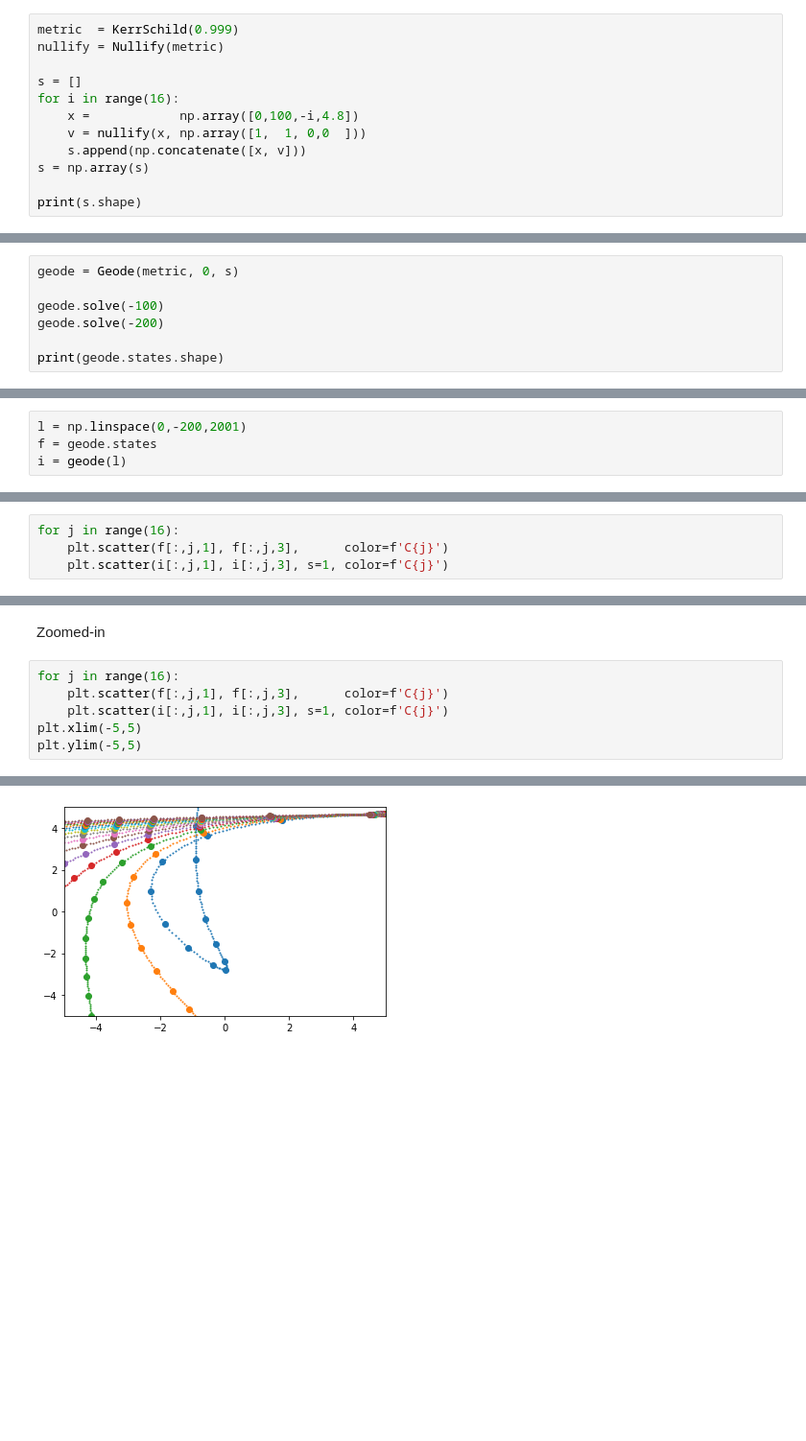
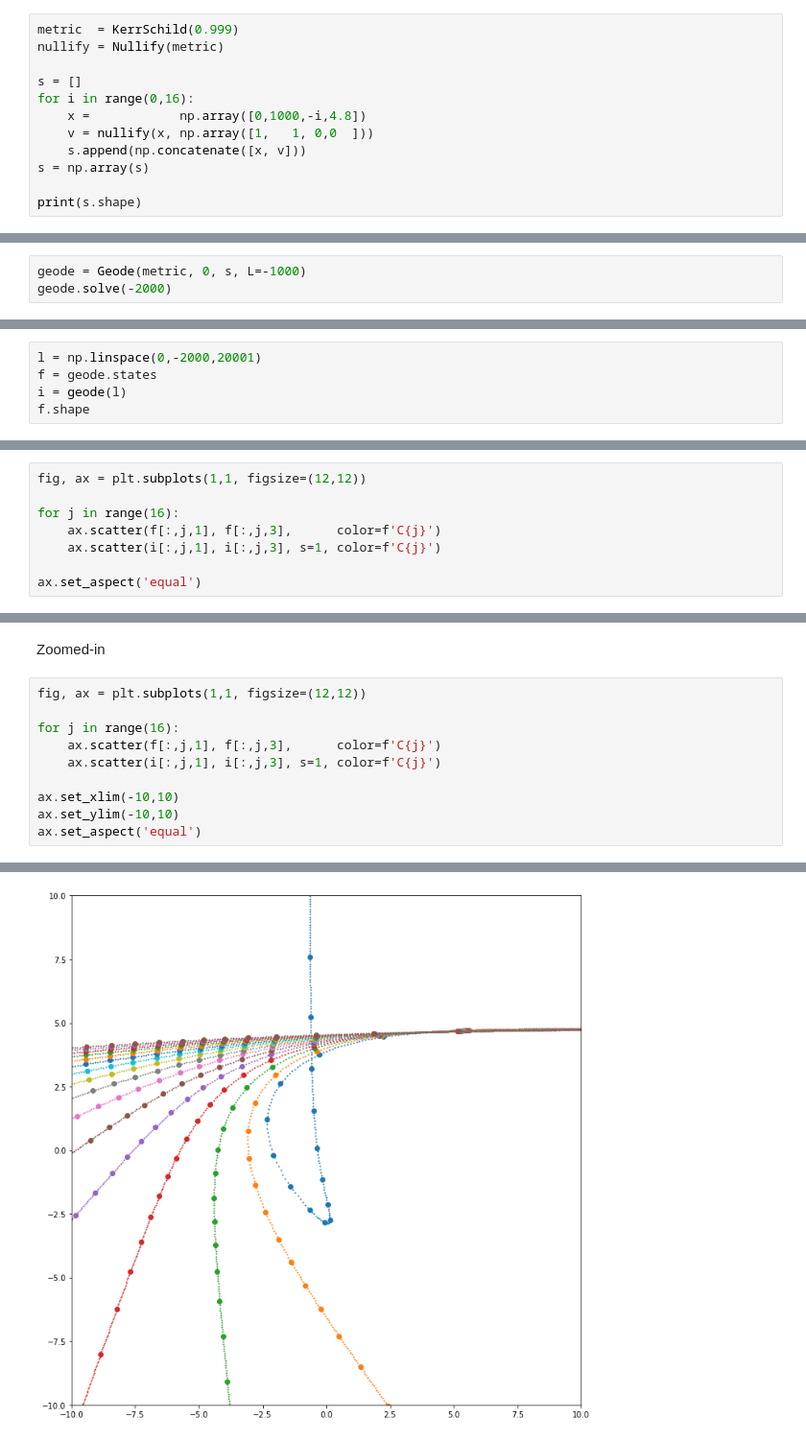
Before and after one commit to adxsrc/fadge, a Jupyter notebook: demos/geode.ipynb, the cells around one changed output, grey strips where cells are left out. Shown at 96% size. Cells and saved outputs as stored; diff of their text form; blank space fills up the shorter version.

```diff
--- a/demos/geode.ipynb
+++ b/demos/geode.ipynb
@@ -21,9 +19,9 @@ metric  = KerrSchild(0.999)
 nullify = Nullify(metric)
 
 s = []
-for i in range(16):
-    x =            np.array([0,100,-i,4.8])
-    v = nullify(x, np.array([1,  1, 0,0  ]))
+for i in range(0,16):
+    x =            np.array([0,1000,-i,4.8])
+    v = nullify(x, np.array([1,   1, 0,0  ]))
     s.append(np.concatenate([x, v]))
 s = np.array(s)
 
@@ -33,9 +32,5 @@ print(s.shape)
 # %% [markdown]
 Using these, we can create a geodesic precomputed from $\lambda = 0$ to $-200$.
 # %%
-geode = Geode(metric, 0, s)
-
-geode.solve(-100)
-geode.solve(-200)
-
-print(geode.states.shape)
+geode = Geode(metric, 0, s, L=-1000)
+geode.solve(-2000)
@@ -46,6 +37,7 @@ print(geode.states.shape)
 # %% [markdown]
 We then pull the full DP5 step states, as well as creating interpolated data points.
 # %%
-l = np.linspace(0,-200,2001)
+l = np.linspace(0,-2000,20001)
 f = geode.states
 i = geode(l)
+f.shape
@@ -52,7 +46,11 @@ i = geode(l)
 # %% [markdown]
 Here's the result from the full domain.  Note that, thanks to adaptive time stepping, the step size far away from the black hole is large.
 # %%
+fig, ax = plt.subplots(1,1, figsize=(12,12))
+
 for j in range(16):
-    plt.scatter(f[:,j,1], f[:,j,3],      color=f'C{j}')
-    plt.scatter(i[:,j,1], i[:,j,3], s=1, color=f'C{j}')
+    ax.scatter(f[:,j,1], f[:,j,3],      color=f'C{j}')
+    ax.scatter(i[:,j,1], i[:,j,3], s=1, color=f'C{j}')
+
+ax.set_aspect('equal')
 # %% [output]
@@ -60,9 +58,13 @@ for j in range(16):
 # %% [markdown]
 Zoomed-in
 # %%
+fig, ax = plt.subplots(1,1, figsize=(12,12))
+
 for j in range(16):
-    plt.scatter(f[:,j,1], f[:,j,3],      color=f'C{j}')
-    plt.scatter(i[:,j,1], i[:,j,3], s=1, color=f'C{j}')
-plt.xlim(-5,5)
-plt.ylim(-5,5)
+    ax.scatter(f[:,j,1], f[:,j,3],      color=f'C{j}')
+    ax.scatter(i[:,j,1], i[:,j,3], s=1, color=f'C{j}')
+
+ax.set_xlim(-10,10)
+ax.set_ylim(-10,10)
+ax.set_aspect('equal')
 # %% [output]
@@ -70 +71 @@ plt.ylim(-5,5)
-[figure, old version]
+[figure, new version]
```
Also changed, not shown: parts of 6 cells of this notebook.
